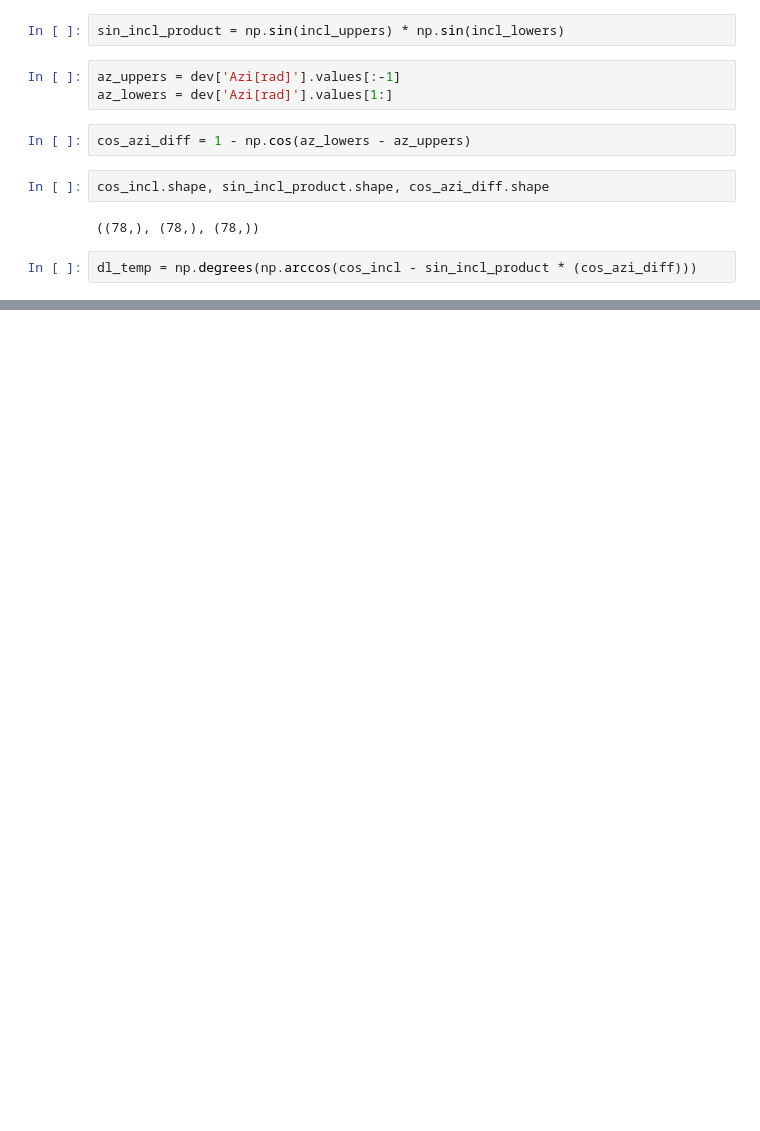
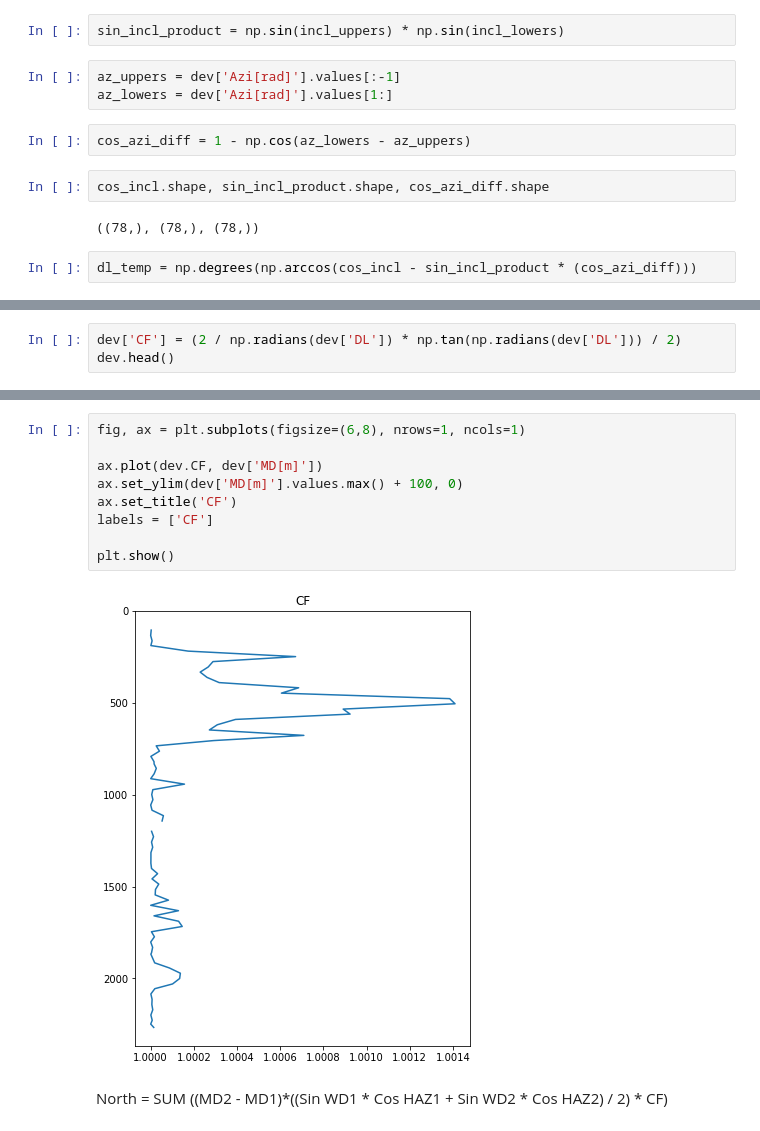
Before and after one commit to Zabamund/wellpathpy, a Jupyter notebook: Wellpathpy_proto.ipynb, the cells around one changed output, grey strips where cells are left out. Saved outputs shown, nothing was run; the diff lists cells and outputs as text; blank space fills up the shorter version.

```diff
--- a/Wellpathpy_proto.ipynb
+++ b/Wellpathpy_proto.ipynb
@@ -259,0 +285,3 @@ plt.show()
+# %%
+dev['CF'] = (2 / np.radians(dev['DL']) * np.tan(np.radians(dev['DL'])) / 2)
+dev.head()
@@ -259,0 +295,13 @@ plt.show()
+# %%
+fig, ax = plt.subplots(figsize=(6,8), nrows=1, ncols=1)
+
+ax.plot(dev.CF, dev['MD[m]'])
+ax.set_ylim(dev['MD[m]'].values.max() + 100, 0)
+ax.set_title('CF')
+labels = ['CF']
+
+plt.show()
+# %% [output]
+[figure, added]
+# %% [markdown]
+North = SUM ((MD2 - MD1)*((Sin WD1 * Cos HAZ1 + Sin WD2 * Cos HAZ2) / 2) * CF)
```
Also changed, not shown: parts of 28 cells of this notebook, 1 other file.
